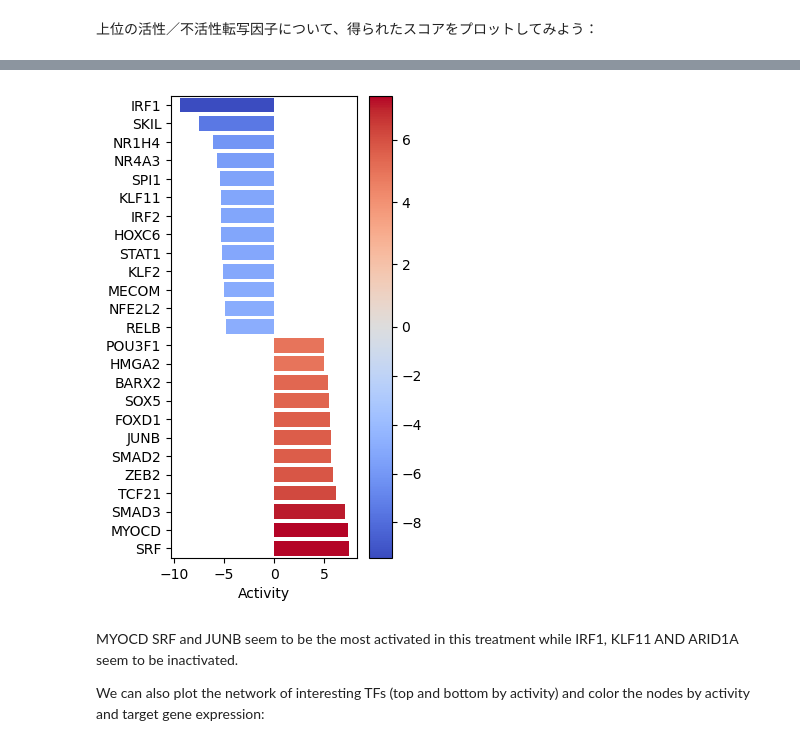
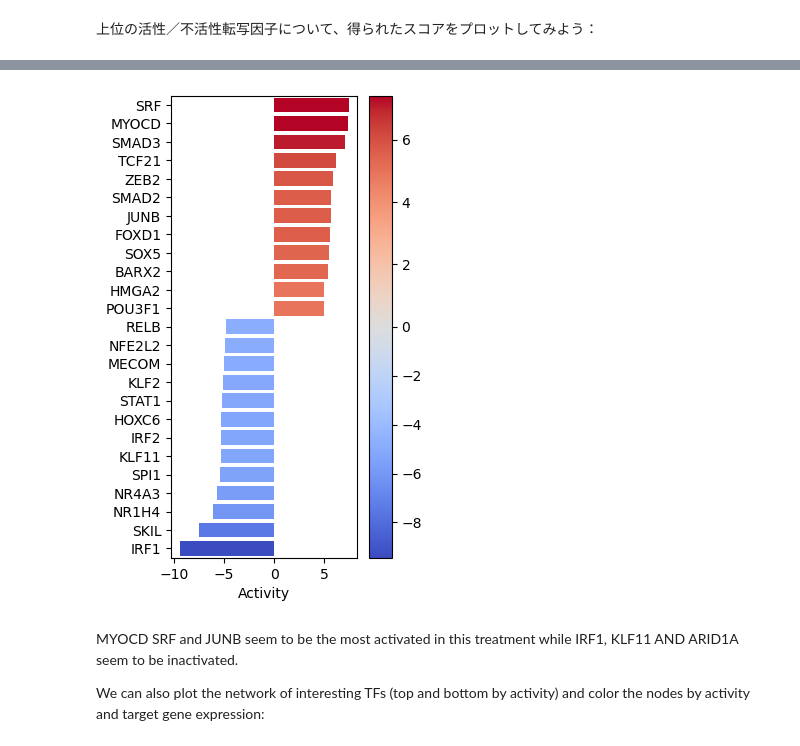
Before and after one commit to tomoya-megane/tutorial_decoupler-py, a Jupyter notebook: 08_bulk.ipynb, the cells around one changed output, grey strips where cells are left out. Drawn from its saved outputs; the diff is of its cells as text; code cells hidden in the pictures.

```diff
--- a/08_bulk.ipynb
+++ b/08_bulk.ipynb
@@ -364,13 +413,15 @@ Let us plot the obtained scores for the top active/inactive transcription factor
 # %%
 dc.plot_barplot(
     acts=tf_acts,
     contrast='treatment.vs.control',
     top=25,
     vertical=True,
     figsize=(3, 6)
 )
+
+plt.gca().invert_yaxis()
 # %% [output]
-[figure, old version]
+[figure, new version]
 # %% [markdown]
 MYOCD SRF and JUNB seem to be the most activated in this treatment while IRF1, KLF11 AND ARID1A seem to be inactivated.
 
```
Also changed, not shown: parts of 15 cells of this notebook, 3 other files.
